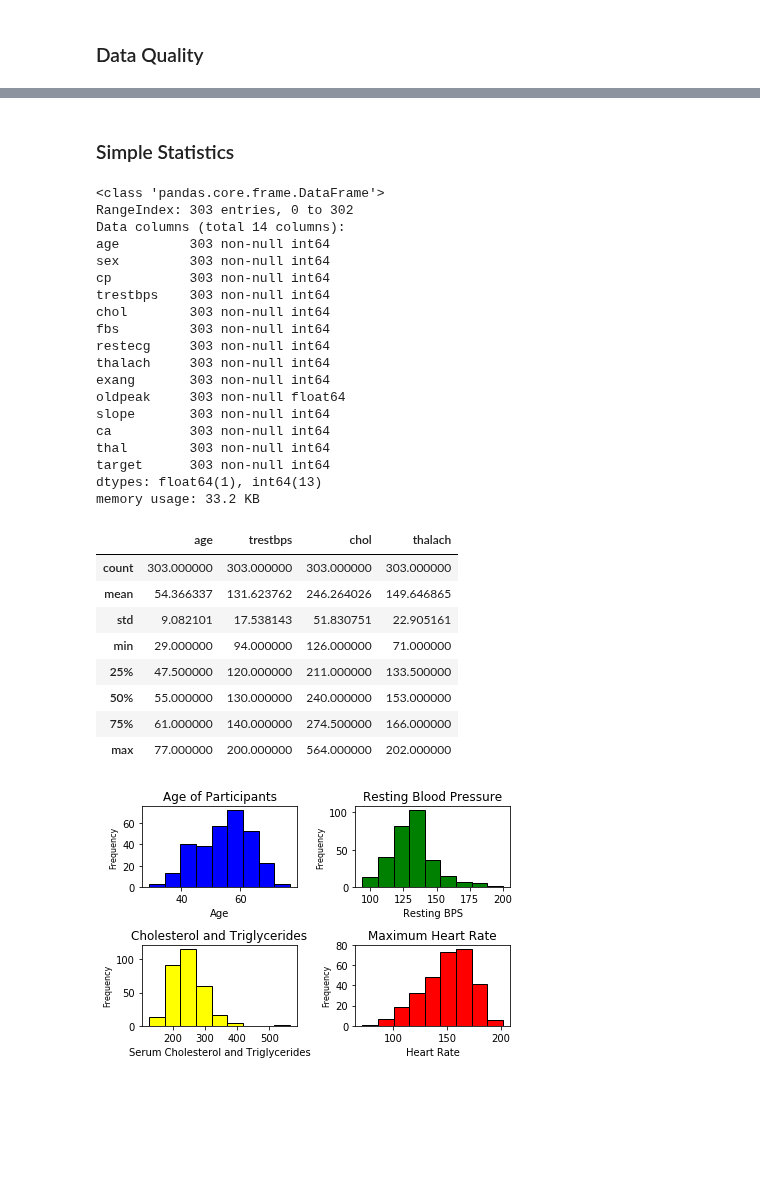
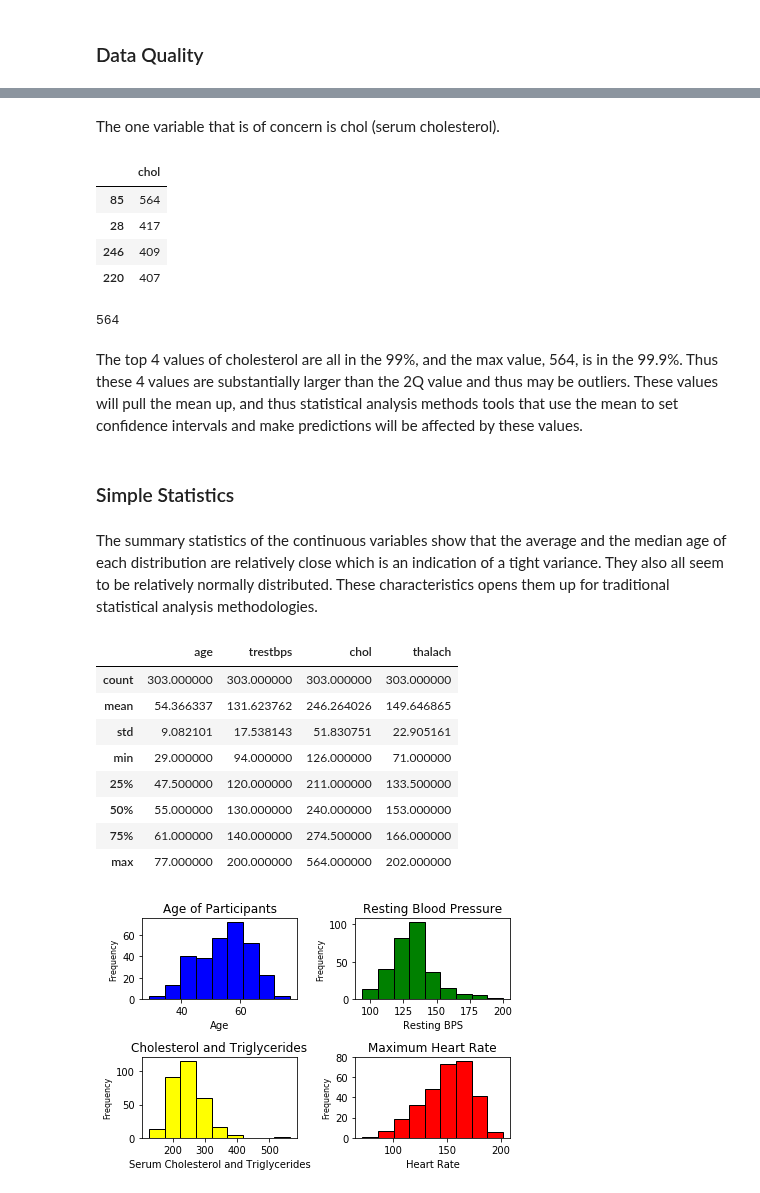
Before and after one commit to realdanielbyrne/Data_Mining_Labs, a Jupyter notebook: Lab1.ipynb, the cells around one changed output, grey strips where cells are left out. Saved outputs shown, nothing was run; the diff lists cells and outputs as text; code cells hidden in the pictures; blank space fills up the shorter version.

```diff
--- a/Lab1.ipynb
+++ b/Lab1.ipynb
@@ -87,33 +75,27 @@ We decided to proceed and address each of the mentioned variables as we analyzed
+# %% [markdown]
+The one variable that is of concern is chol (serum cholesterol).
+# %%
+# top 5 chol levels
+df.sort_values(by=['chol'],ascending=False).head(4)[["chol"]]
+np.percentile(df[["chol"]],99.9,interpolation='nearest')
+# %% [output]
+|  | chol |
+| 85 | 564 |
+| 28 | 417 |
+| 246 | 409 |
+| 220 | 407 |
+564
+# %% [markdown]
+The top 4 values of cholesterol are all in the 99%, and the max value, 564, is in the 99.9%. Thus these 4 values are substantially larger than the 2Q value and thus may be outliers. These values will pull the mean up, and thus statistical analysis methods tools that use the mean to set confidence intervals and make predictions will be affected by these values.
 # %% [markdown]
 ### Simple Statistics
+# %% [markdown]
+The summary statistics of the continuous variables show that the average and the median age of each distribution are relatively close which is an indication of a tight variance.  They also all seem to be relatively normally distributed.  These characteristics opens them up for traditional statistical analysis methodologies.
 # %%
-
-df.info()
-
 #Summary statistics for all observations/patients
-stats = df.describe()
-contstats = stats[["age","trestbps","chol","thalach"]]
+contstats = stats[["age","trestbps","chol","thalach"]];
 contstats
 # %% [output]
-<class 'pandas.core.frame.DataFrame'>
-RangeIndex: 303 entries, 0 to 302
-Data columns (total 14 columns):
-age         303 non-null int64
-sex         303 non-null int64
-cp          303 non-null int64
-trestbps    303 non-null int64
-chol        303 non-null int64
-fbs         303 non-null int64
-restecg     303 non-null int64
-thalach     303 non-null int64
-exang       303 non-null int64
-oldpeak     303 non-null float64
-slope       303 non-null int64
-ca          303 non-null int64
-thal        303 non-null int64
-target      303 non-null int64
-dtypes: float64(1), int64(13)
-memory usage: 33.2 KB
 |  | age | trestbps | chol | thalach |
 | count | 303.000000 | 303.000000 | 303.000000 | 303.000000 |
 | mean | 54.366337 | 131.623762 | 246.264026 | 149.646865 |
```
Also changed, not shown: parts of 8 cells of this notebook.
